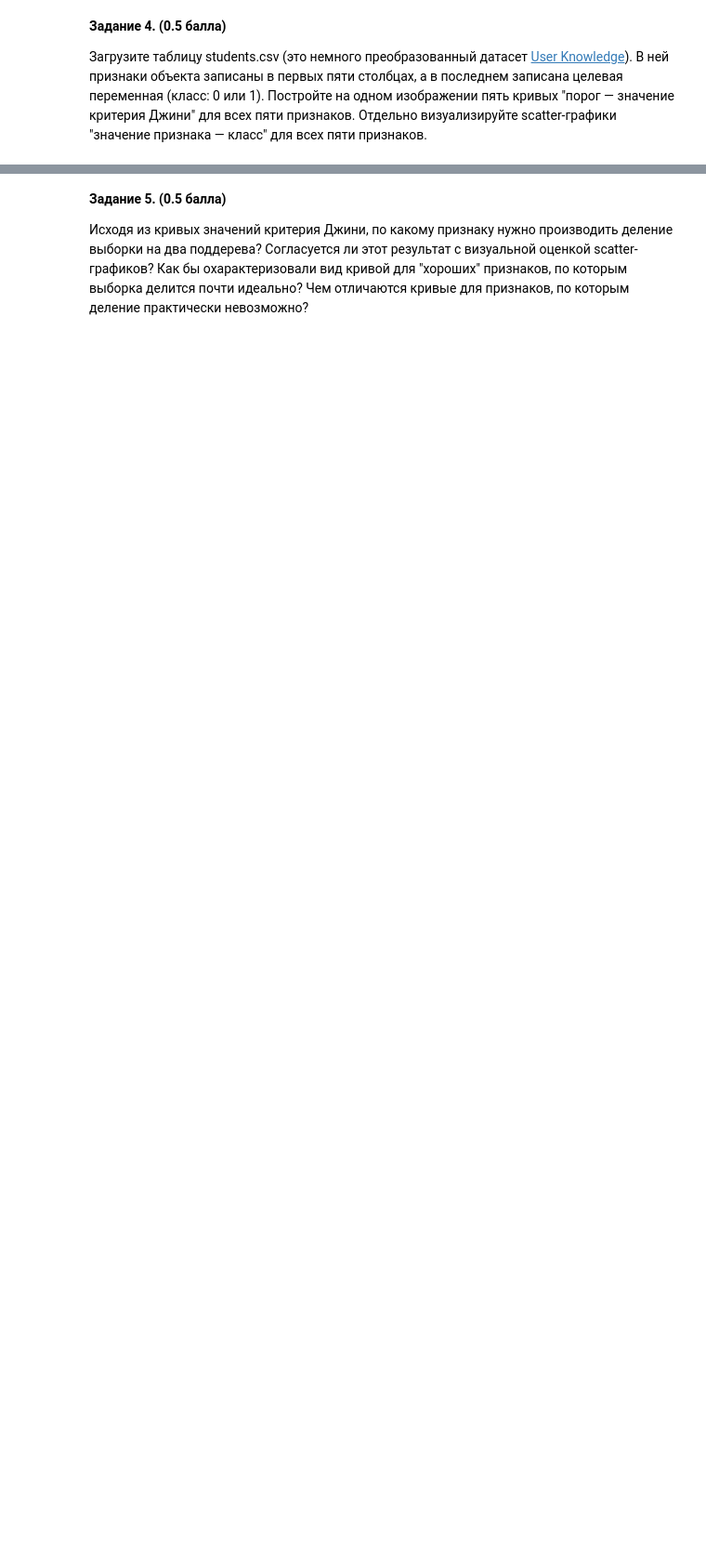
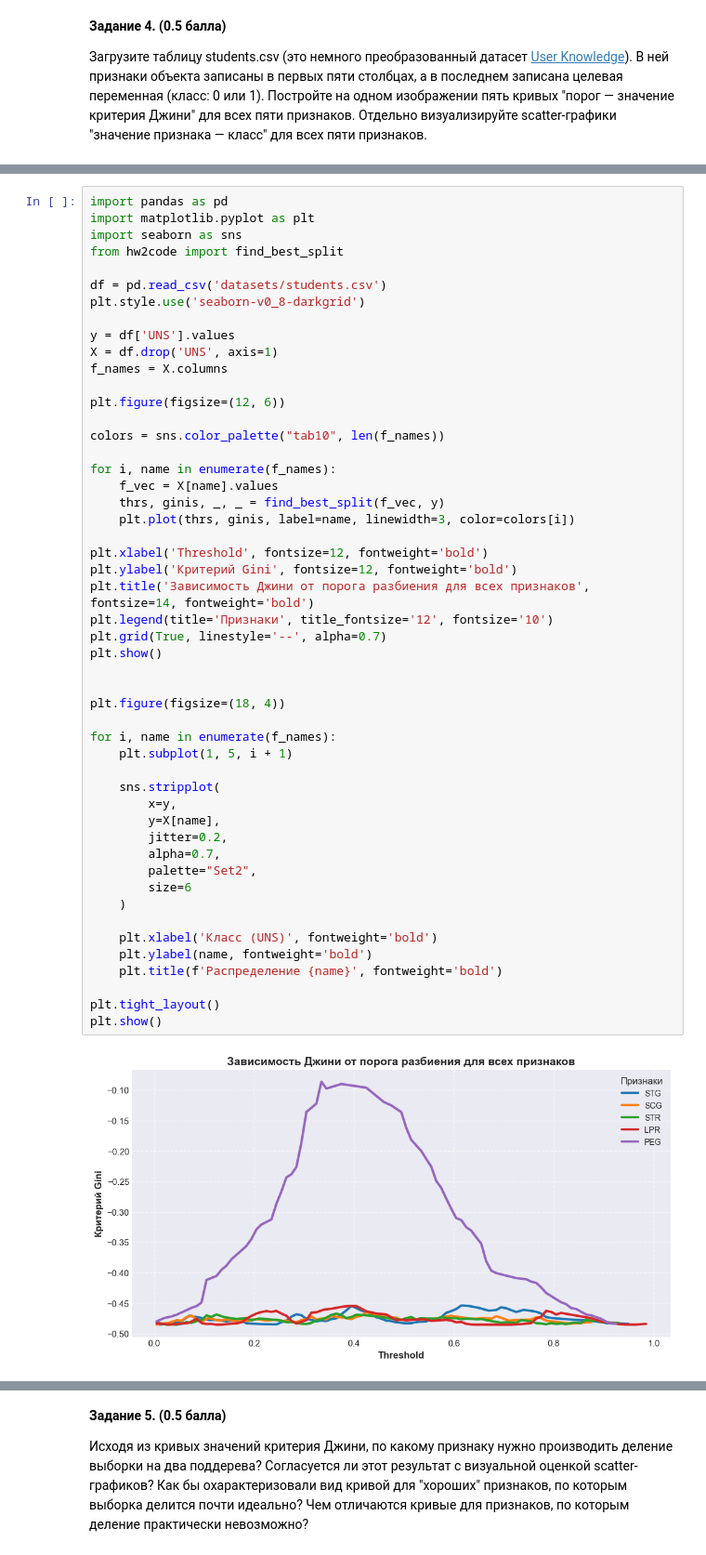
Before and after one commit to Qwental/ml-hw-labs, a Jupyter notebook: hw2/hw2-trees.ipynb, the cells around one changed output, grey strips where cells are left out. Shown at 93% size. Saved outputs shown, nothing was run; the diff lists cells and outputs as text; blank space fills up the shorter version.

```diff
--- a/hw2/hw2-trees.ipynb
+++ b/hw2/hw2-trees.ipynb
@@ -371,0 +372,52 @@ __Задание 4. (0.5 балла)__
+# %%
+import pandas as pd
+import matplotlib.pyplot as plt
+import seaborn as sns
+from hw2code import find_best_split
+
+df = pd.read_csv('datasets/students.csv')
+plt.style.use('seaborn-v0_8-darkgrid')
+
+y = df['UNS'].values
+X = df.drop('UNS', axis=1)
+f_names = X.columns
+
+plt.figure(figsize=(12, 6))
+
+colors = sns.color_palette("tab10", len(f_names))
+
+for i, name in enumerate(f_names):
+    f_vec = X[name].values
+    thrs, ginis, _, _ = find_best_split(f_vec, y)
+    plt.plot(thrs, ginis, label=name, linewidth=3, color=colors[i])
+
+plt.xlabel('Threshold', fontsize=12, fontweight='bold')
+plt.ylabel('Критерий Gini', fontsize=12, fontweight='bold')
+plt.title('Зависимость Джини от порога разбиения для всех признаков', fontsize=14, fontweight='bold')
+plt.legend(title='Признаки', title_fontsize='12', fontsize='10')
+plt.grid(True, linestyle='--', alpha=0.7)
+plt.show()
+
+
+plt.figure(figsize=(18, 4))
+
+for i, name in enumerate(f_names):
+    plt.subplot(1, 5, i + 1)
+
+    sns.stripplot(
+        x=y,
+        y=X[name],
+        jitter=0.2,
+        alpha=0.7,
+        palette="Set2",
+        size=6
+    )
+
+    plt.xlabel('Класс (UNS)', fontweight='bold')
+    plt.ylabel(name, fontweight='bold')
+    plt.title(f'Распределение {name}', fontweight='bold')
+
+plt.tight_layout()
+plt.show()
+# %% [output]
+[figure, added]
```
Also changed, not shown: parts of 18 cells of this notebook, 5 other files.
